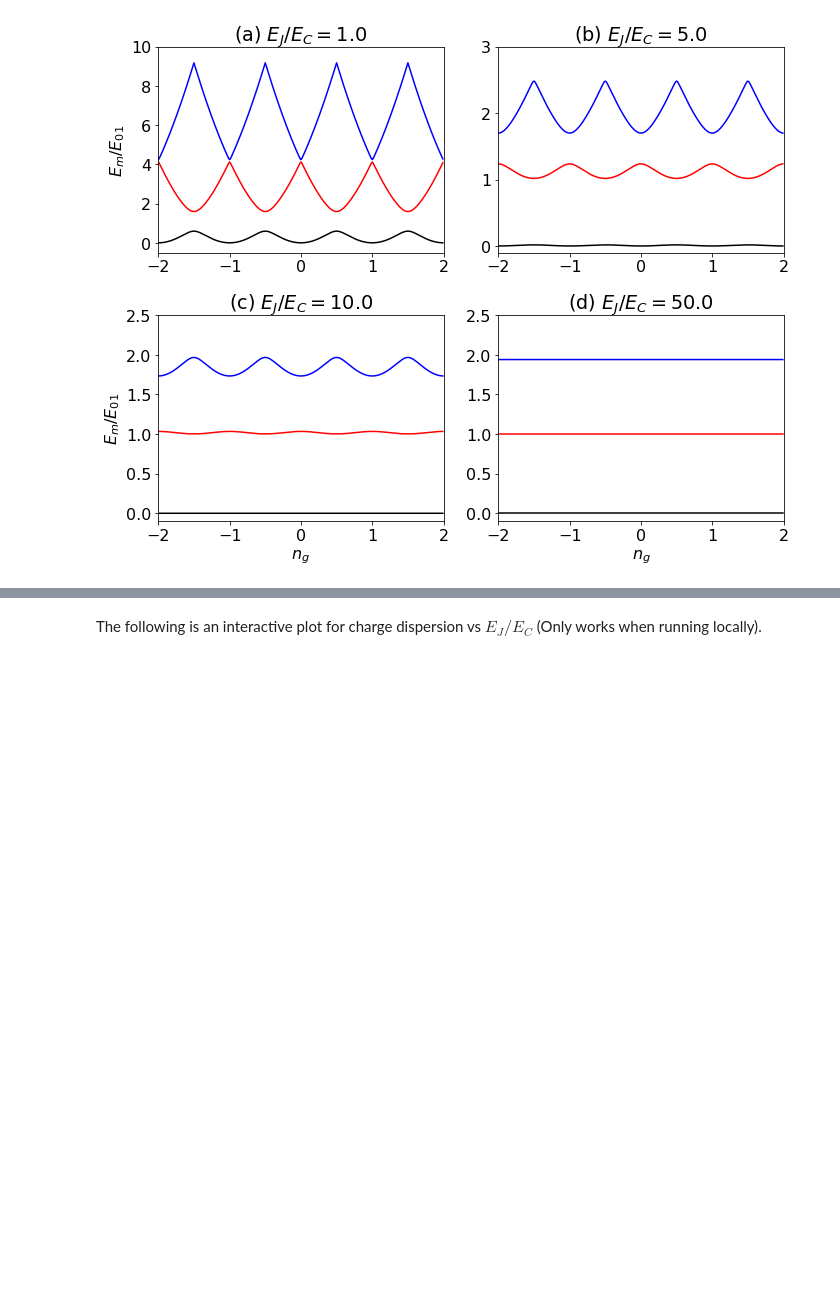
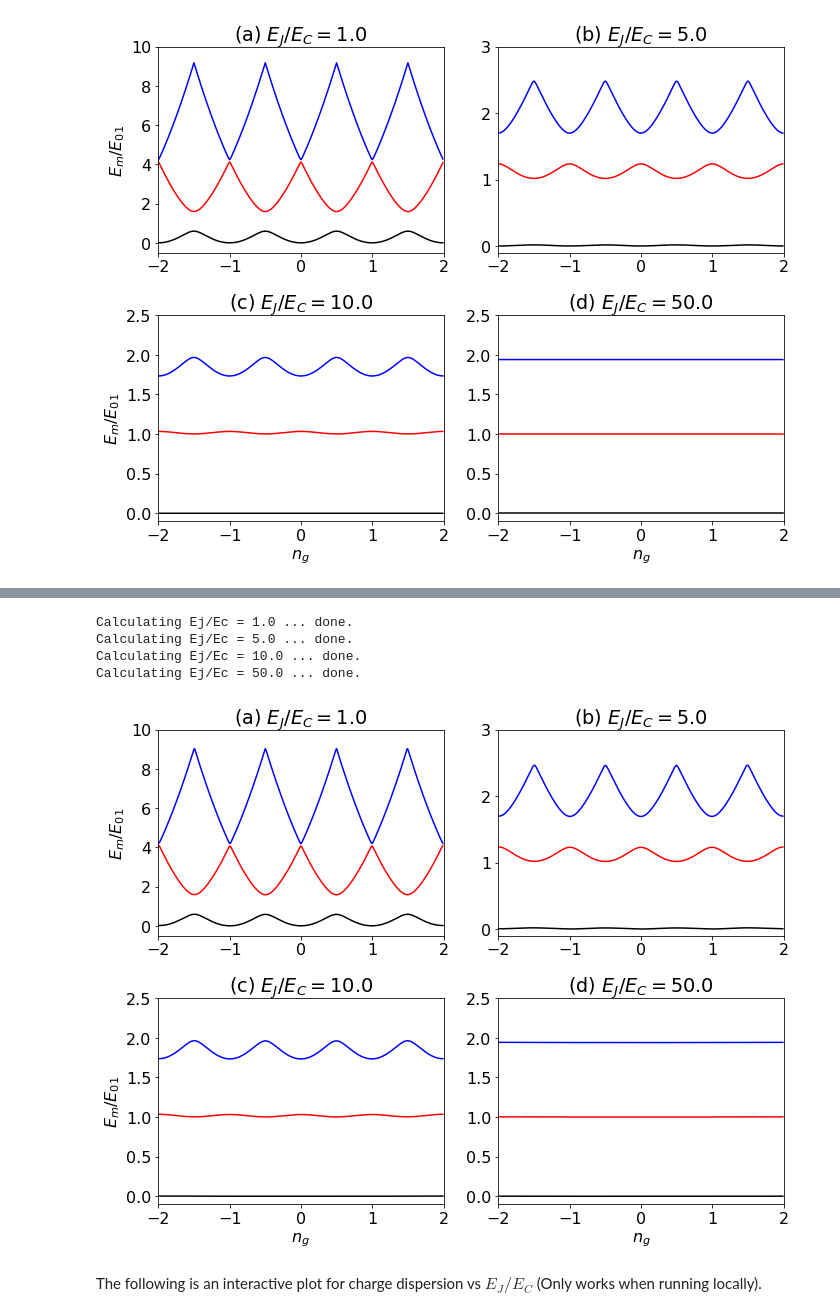
Before and after one commit to zhanggy2004/QuTiPNotebooks, a Jupyter notebook: TransmonSpectrum.ipynb, the cells around one changed output, grey strips where cells are left out. Saved outputs shown, nothing was run; the diff lists cells and outputs as text; code cells hidden in the pictures; blank space fills up the shorter version.

Commit message:
Gengyan - Update TransmonSpectrum.ipynb Add phase basis calculation

```diff
--- a/TransmonSpectrum.ipynb
+++ b/TransmonSpectrum.ipynb
@@ -13,26 +13,36 @@ import matplotlib.pyplot as plt
 from cycler import cycler
 import string
 # %%
+# Parameters
 Ec = 1
 level = 3
-Nmax = 50
+Nc = 50
 Ej = np.array([1.0, 5.0, 10.0, 50.0])
 ng = np.arange(-2, 2, 0.01)
 
-# QuTiP has predefined charge and tunneling operators
-def eig(ng, Ej):
-    H = (4*Ec*(qt.charge(Nmax) - ng*qt.qeye(2*Nmax+1))**2 -
-         0.5*Ej*qt.tunneling(2*Nmax+1))
+# Operators
+N = qt.charge(Nc)  # charge operator
+Ic = qt.qeye(2*Nc+1)  # Identity operator
+T = qt.tunneling(2*Nc+1)  # tunneling operator
+
+
+def cpb_charge(ng, Ej):
+    '''
+    Function that calculates eigenvalues of transmon
+    Hamiltonian in charge basis.
+    Input: gate charge ng, Josephson energy Ej
+    Output: lowest three eigenenergies
+    '''
+    H = 4*Ec*(N - ng*Ic)**2 + 0.5*Ej*T
     return H.eigenenergies()[0:level]
 # %%
 plt.rc('font', size=16)
 plt.rc('axes', prop_cycle=(cycler(color='krb')))
 ylims = [[-0.5, 10], [-0.1, 3], [-0.1, 2.5], [-0.1, 2.5]]
-plt.close('all')
 plt.figure(figsize=(10, 8))
 for ii in range(0, len(Ej)):
     print('Calculating Ej/Ec = {:.1f} ... '.format(Ej[ii]/Ec), end='')
-    E = np.array(qt.parallel_map(eig, ng, task_args=(Ej[ii],)))
+    E = np.array(qt.parallel_map(cpb_charge, ng, task_args=(Ej[ii],)))
     E = E - np.min(E[:, 0])
     E = E/(np.min(E[:, 1] - E[:, 0]))
     plt.subplot(2, 2, ii+1)
@@ -56,3 +107,28 @@ Calculating Ej/Ec = 50.0 ... done.
+# %%
+plt.figure(figsize=(10, 8))
+for ii in range(0, len(Ej)):
+    print('Calculating Ej/Ec = {:.1f} ... '.format(Ej[ii]/Ec), end='')
+    E = np.array(qt.parallel_map(cpb_phase, ng, task_args=(Ej[ii],)))
+    E = E - np.min(E[:, 0])
+    E = E/(np.min(E[:, 1] - E[:, 0]))
+    plt.subplot(2, 2, ii+1)
+    plt.plot(ng, E)
+    plt.title('({}) $E_J/E_C={:.1f}$'.format(string.ascii_letters[ii], Ej[ii]))
+    if ii > 1:
+        plt.xlabel('$n_g$')
+    if ii % 2 == 0:
+        plt.ylabel('$E_m/E_{01}$')
+    plt.xlim([-2, 2])
+    plt.ylim(ylims[ii])
+    print('done.')
+plt.tight_layout()
+plt.show()
+# %% [output]
+Calculating Ej/Ec = 1.0 ... done.
+Calculating Ej/Ec = 5.0 ... done.
+Calculating Ej/Ec = 10.0 ... done.
+Calculating Ej/Ec = 50.0 ... done.
+[figure, added]
 # %% [markdown]
 The following is an interactive plot for charge dispersion vs $E_J/E_C$ (Only works when running locally).
 # %%
```
Also changed, not shown: parts of 4 cells of this notebook, 1 other file.
